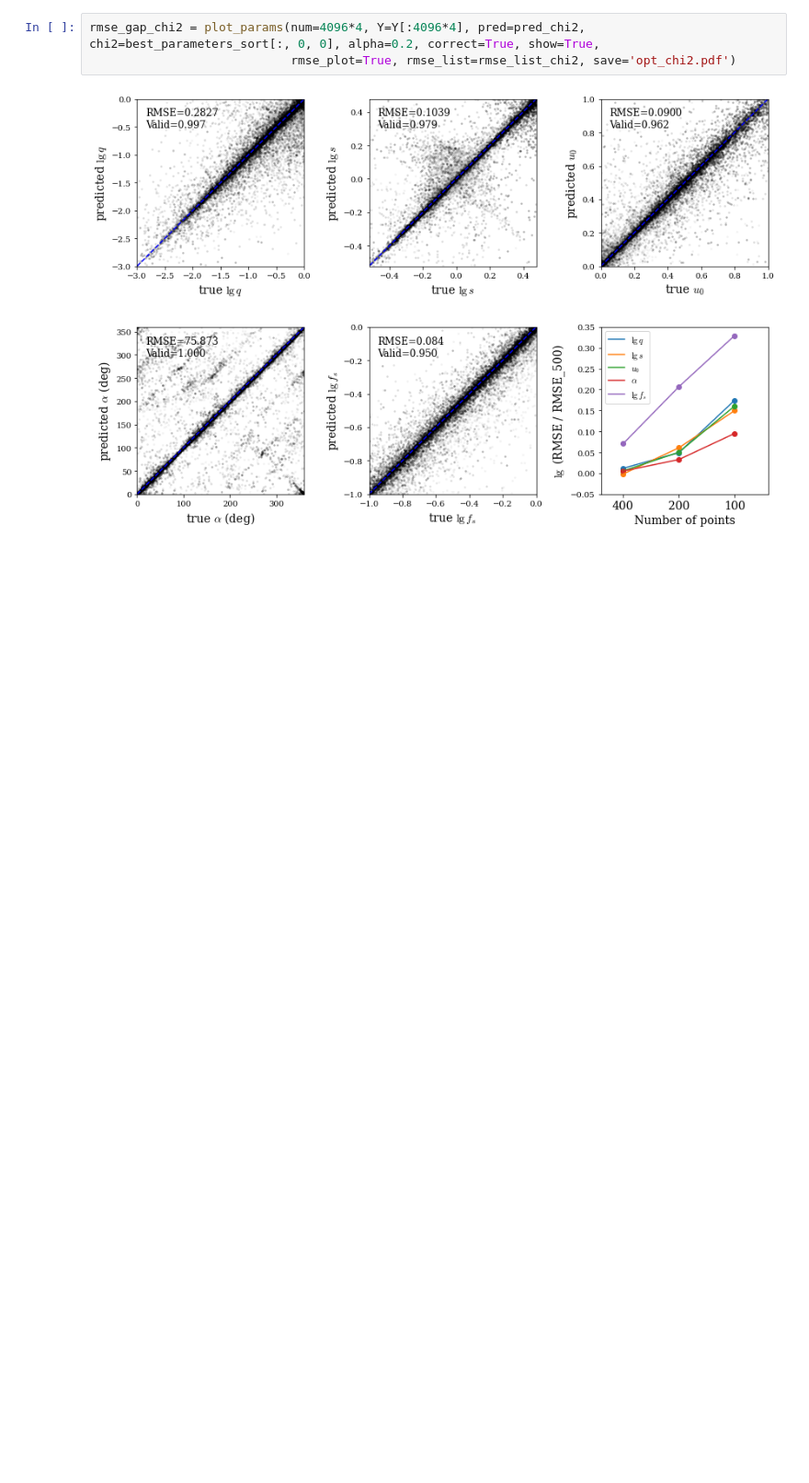
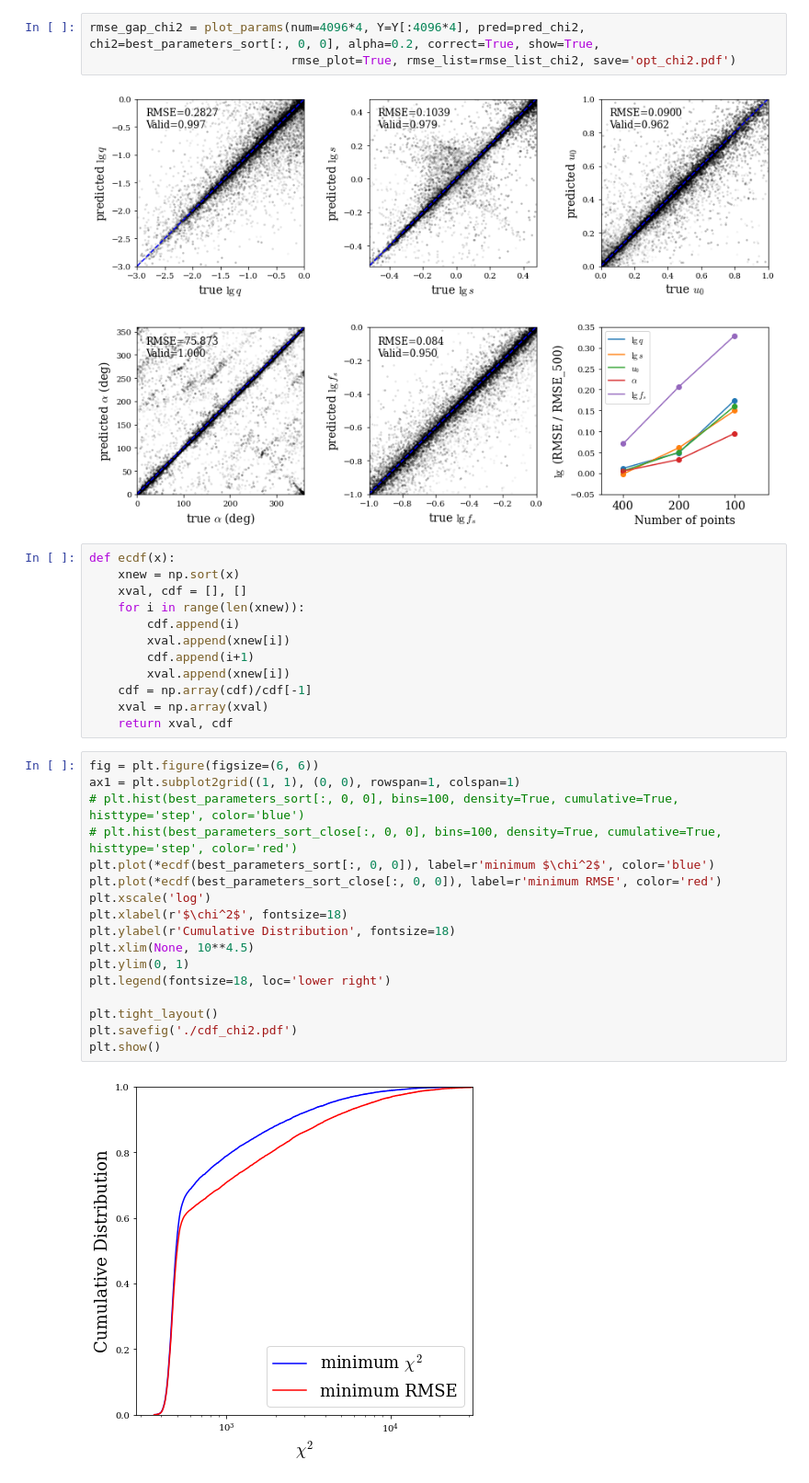
Before and after one commit to haimengzhao/magic-microlensing, a Jupyter notebook: test_opt.ipynb, the cells around one changed output. Shown at 92% size. Cells and saved outputs as stored; diff of their text form; blank space fills up the shorter version.

```diff
--- a/test_opt.ipynb
+++ b/test_opt.ipynb
@@ -320,3 +320,34 @@ rmse_gap_chi2 = plot_params(num=4096*4, Y=Y[:4096*4], pred=pred_chi2, chi2=best_
                             rmse_plot=True, rmse_list=rmse_list_chi2, save='opt_chi2.pdf')
 # %% [output]
 [figure]
+# %%
+def ecdf(x):
+    xnew = np.sort(x)
+    xval, cdf = [], []
+    for i in range(len(xnew)):
+        cdf.append(i)
+        xval.append(xnew[i])
+        cdf.append(i+1)
+        xval.append(xnew[i])
+    cdf = np.array(cdf)/cdf[-1]
+    xval = np.array(xval)
+    return xval, cdf
+# %%
+fig = plt.figure(figsize=(6, 6))
+ax1 = plt.subplot2grid((1, 1), (0, 0), rowspan=1, colspan=1)
+# plt.hist(best_parameters_sort[:, 0, 0], bins=100, density=True, cumulative=True, histtype='step', color='blue')
+# plt.hist(best_parameters_sort_close[:, 0, 0], bins=100, density=True, cumulative=True, histtype='step', color='red')
+plt.plot(*ecdf(best_parameters_sort[:, 0, 0]), label=r'minimum $\chi^2$', color='blue')
+plt.plot(*ecdf(best_parameters_sort_close[:, 0, 0]), label=r'minimum RMSE', color='red')
+plt.xscale('log')
+plt.xlabel(r'$\chi^2$', fontsize=18)
+plt.ylabel(r'Cumulative Distribution', fontsize=18)
+plt.xlim(None, 10**4.5)
+plt.ylim(0, 1)
+plt.legend(fontsize=18, loc='lower right')
+
+plt.tight_layout()
+plt.savefig('./cdf_chi2.pdf')
+plt.show()
+# %% [output]
+[figure, added]
```
Also changed, not shown: parts of 2 cells of this notebook, 3 other files.
